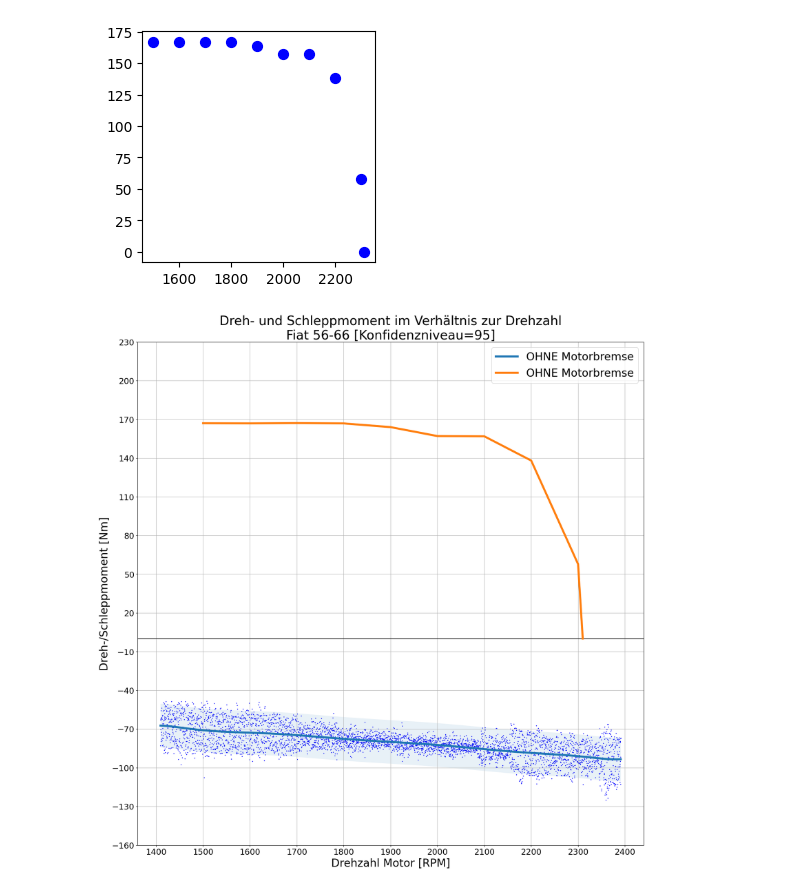
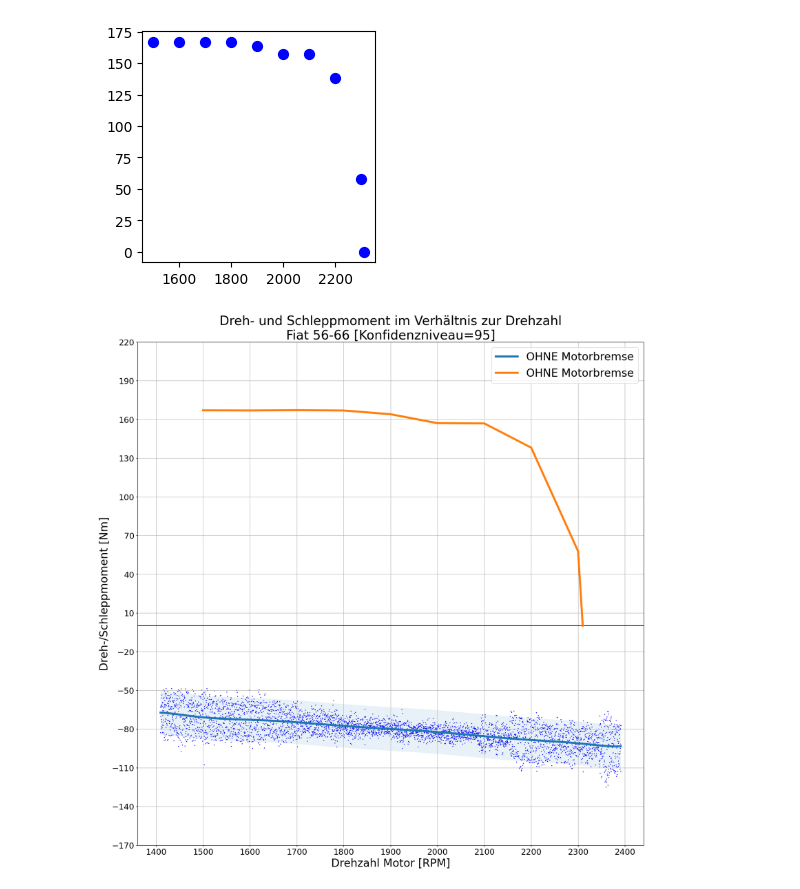
Before and after one commit to Skatinger/hafl, a Jupyter notebook: matthias_SA/Auswertung ohne Motorbremse.ipynb, the cells around one changed output. Saved outputs shown, nothing was run; the diff lists cells and outputs as text; code cells hidden in the pictures.

```diff
--- a/matthias_SA/Auswertung ohne Motorbremse.ipynb
+++ b/matthias_SA/Auswertung ohne Motorbremse.ipynb
@@ -52,6 +52,12 @@ volllast = pd.read_csv(files2[TRACTOR])
 SENSOR_DEVIATION_FACTOR = df['Ch1'].iloc[:20].mean()
 if TRACTOR == 'Fiat_56':
     SENSOR_DEVIATION_FACTOR = -0.3438337
+if TRACTOR == 'Fiat_1300_DT':
+    SENSOR_DEVIATION_FACTOR = -0.3238276
+if TRACTOR == 'Huerlimann_D115':
+    SENSOR_DEVIATION_FACTOR = -0.2414296
+if TRACTOR == 'Huerlimann_D210':
+    SENSOR_DEVIATION_FACTOR = -0.3087383
 df['Ch1'] = df['Ch1'] - SENSOR_DEVIATION_FACTOR
 
 # convert Ch1 [Volt] to Newtonmeter
@@ -270,33 +276,33 @@ for name, data in [('OHNE Motorbremse', df)]:
 plt.axhline(y=0, color='black', linewidth=1.5)
 
 
 # Create and fit UnivariateSpline
 X = np.array(sorted_volllast['RPM-Value-Motor'])
 y = np.array(sorted_volllast['Ch1'])
 spline = UnivariateSpline(X, y, s=0.1)  # Adjust 's' parameter to control the smoothness
 
 # Predict and plot the fitted curve
 y_pred = spline(X)
 plt.plot(sorted_volllast['RPM-Value-Motor'], y_pred, label=f'{name}', linewidth=4.5)
 
 # # set labels and title
 plt.xlabel('Drehzahl Motor [RPM]', fontsize=24)
 plt.ylabel('Dreh-/Schleppmoment [Nm]', fontsize=24)
 plt.title(f"Dreh- und Schleppmoment im Verhältnis zur Drehzahl\n{names[TRACTOR]} [Konfidenzniveau=95]", fontsize=28)
 plt.yticks(fontsize=18)
 plt.xticks(fontsize=18)
 # Set tick positions on the y-axis on divisible by 10
-ystart = np.ceil(df['Ch1'].min()/10) * 10 - 50
+ystart = np.ceil(df['Ch1'].min()/10) * 10 - 60
 yend = np.ceil(volllast['Ch1'].max()/10) * 10 + 100
 plt.yticks(np.arange(ystart + 10, yend - 20, 30))
 # # Set tick positions on the x-axis
 xstart = np.ceil(df['RPM-Value-Motor'].min()/100) * 100
 xend = np.ceil(max(df['RPM-Value-Motor'].max(), volllast['RPM-Value-Motor'].max())/100) * 100
 plt.xticks(np.arange(xstart - 100, xend + 100, 100))
 plt.grid(which='both')
 plt.legend(loc=1, fontsize=24)
 
 plt.ion()
-plt.savefig(f"graphs/{TRACTOR}_volllast.png")
+plt.savefig(f"graphs/{TRACTOR}_kalt_volllast.png")
 # %% [output]
-[figure, old version]
+[figure, new version]
```
Also changed, not shown: parts of 3 cells of this notebook.
